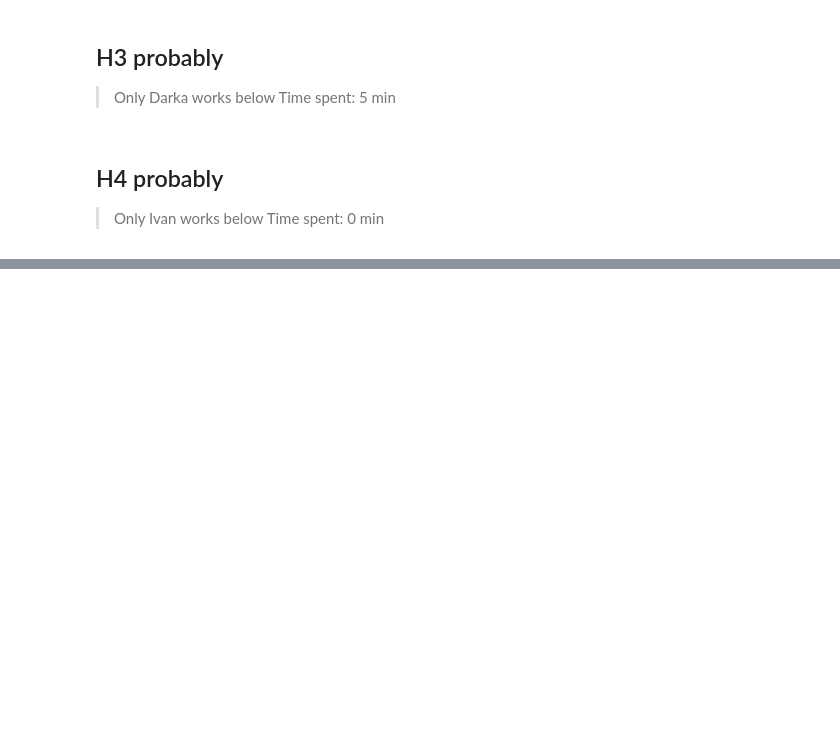
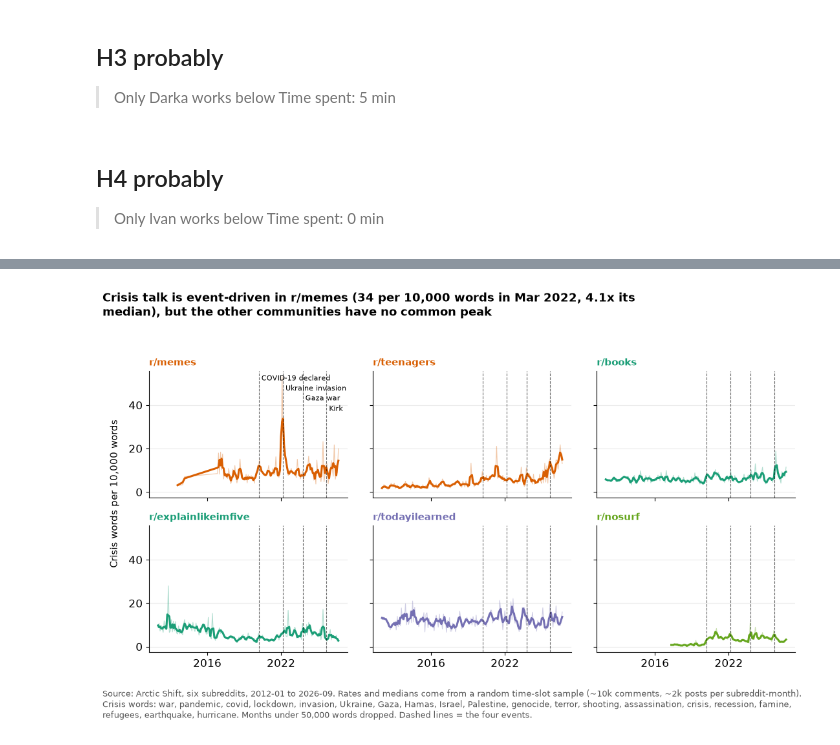
Before and after one commit to DanyloBeha/css-brainrot, a Jupyter notebook: exploratory-data-analysis/eda.ipynb, the cells around one changed output, grey strips where cells are left out. Drawn from its saved outputs; the diff is of its cells as text; code cells hidden in the pictures; blank space fills up the shorter version.

Commit message:
feat: add h4 analysis to eda notebook

```diff
--- a/exploratory-data-analysis/eda.ipynb
+++ b/exploratory-data-analysis/eda.ipynb
@@ -44,0 +55,14 @@ Time spent: 0 min
+# %%
+import sys, pathlib
+ROOT = pathlib.Path.cwd()
+if ROOT.name == "notebooks":
+    ROOT = ROOT.parent
+sys.path.insert(0, str(ROOT))
+%load_ext autoreload
+%autoreload 2
+import warnings; warnings.filterwarnings("ignore")
+import matplotlib.pyplot as plt
+import pandas as pd
+from src.viz import set_style, GROUP_COLORS, SUB_COLORS, ACCENT, GRAY, save, finding_title, caption, event_line, highlight_vs_gray
+from src.config import AGG, EXT, EVENTS, GROUPS
+set_style()
@@ -44,0 +93,6 @@ Time spent: 0 min
+# %%
+from src import figs_crisis as figs
+_ = figs.c20()
+plt.show()
+# %% [output]
+[figure, added]
```
Also changed, not shown: parts of 34 cells of this notebook.
